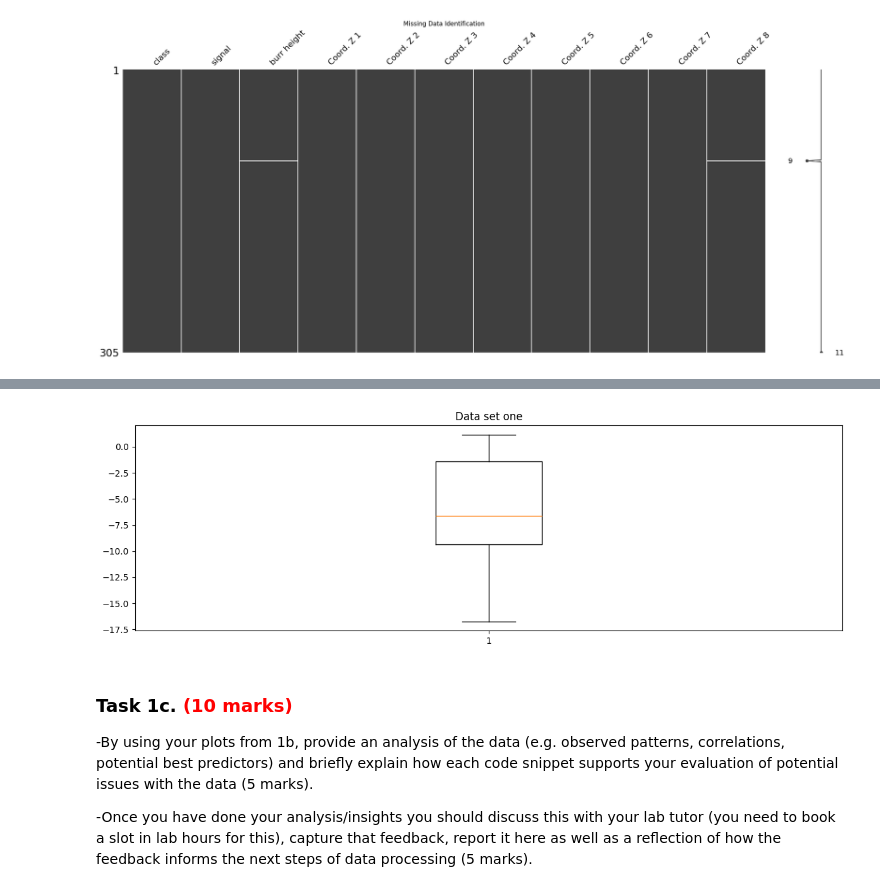
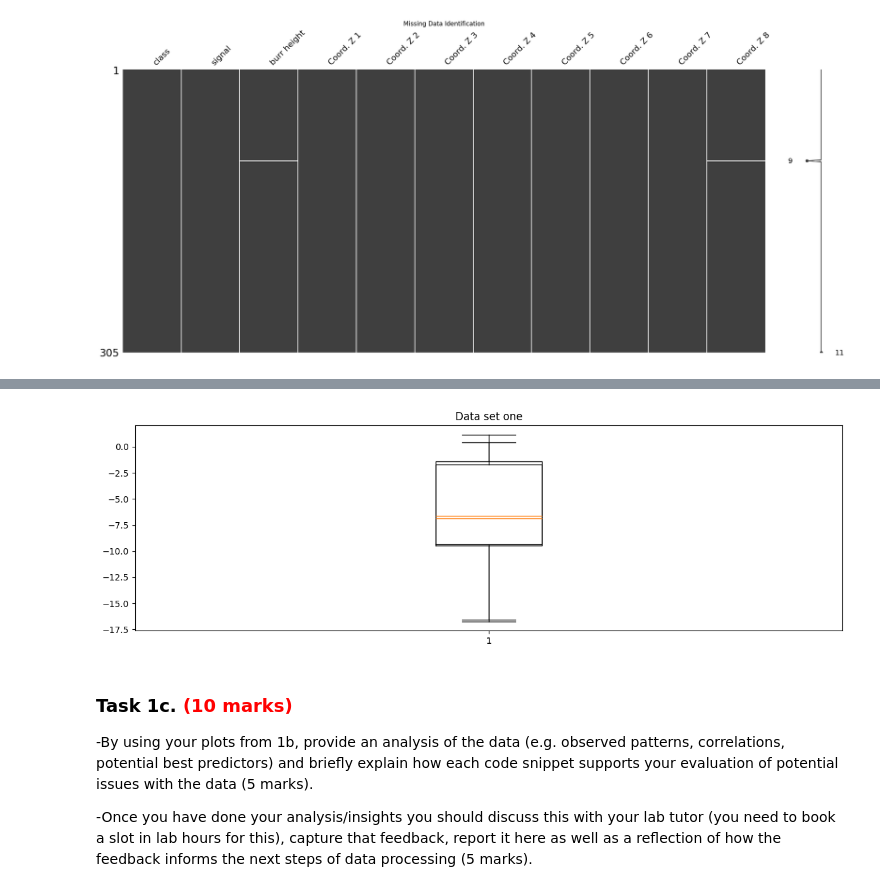
Before and after one commit to efyja15/ML4Eng, a Jupyter notebook: mmme4125_coursework_2026.ipynb, the cells around one changed output, grey strips where cells are left out. Drawn from its saved outputs; the diff is of its cells as text; code cells hidden in the pictures.

```diff
--- a/mmme4125_coursework_2026.ipynb
+++ b/mmme4125_coursework_2026.ipynb
@@ -259,22 +291,22 @@ plt.show()
 # %%
 # Insert your code here for plot 3
 #Box plot to look for outlier data
 import matplotlib.pyplot as plt
 
 #subset['IEFF'] = pd.to_numeric(subset['IEFF'], errors='coerce')
 #subset['IEFF'].dtype
 signal = np.asarray(data.at[0, "signal"])
 fig, ax = plt.subplots(figsize=(12, 4))
 ax.boxplot(signal)
 ax.set_title("Data set one")
 
-
-
+signal = np.asarray(data.at[80, "signal"])
+ax.boxplot(signal)
 
 plt.tight_layout()
 plt.show()
 # %% [output]
-[figure, old version]
+[figure, new version]
 # %%
 # you may include more plots that may be helpful for analysis
 # %% [markdown]
```
Also changed, not shown: parts of 2 cells of this notebook.
